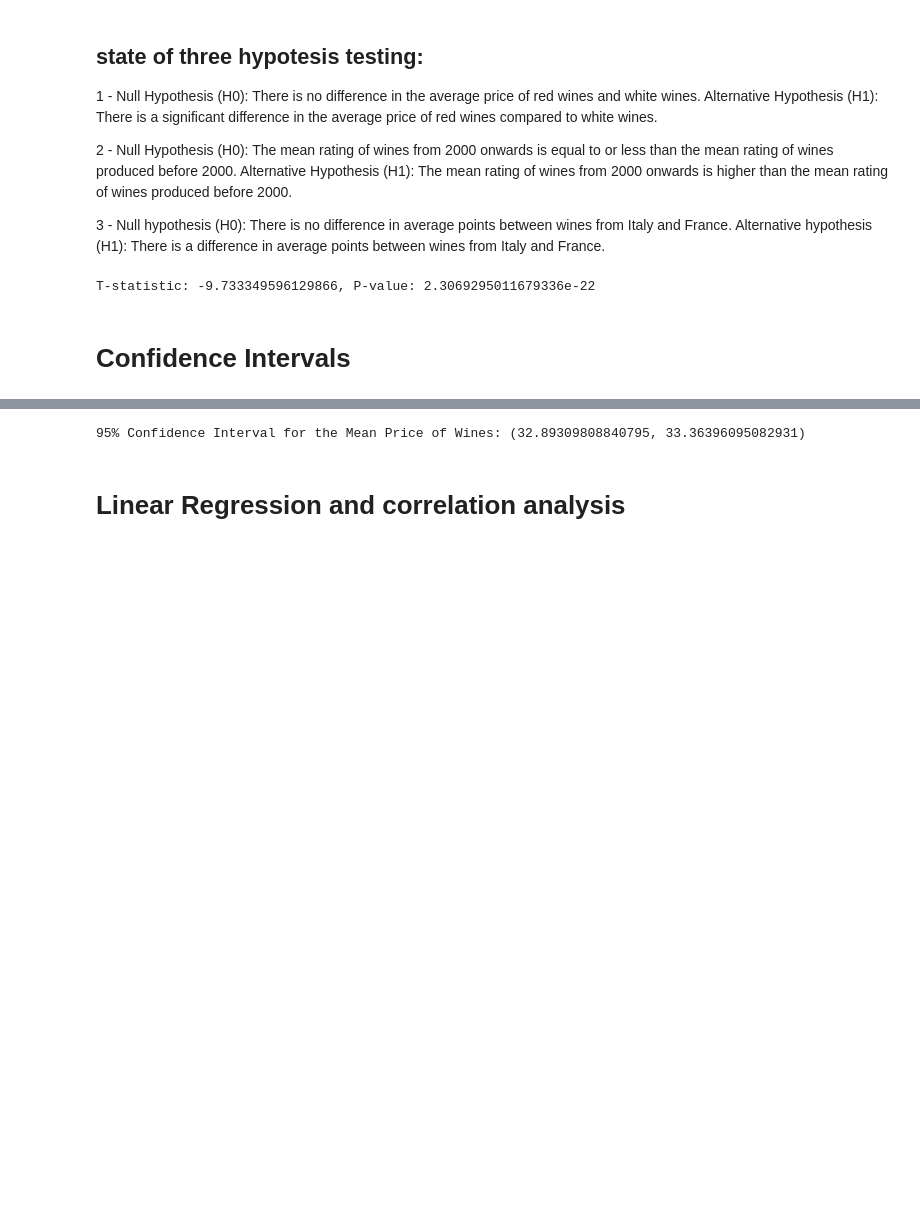
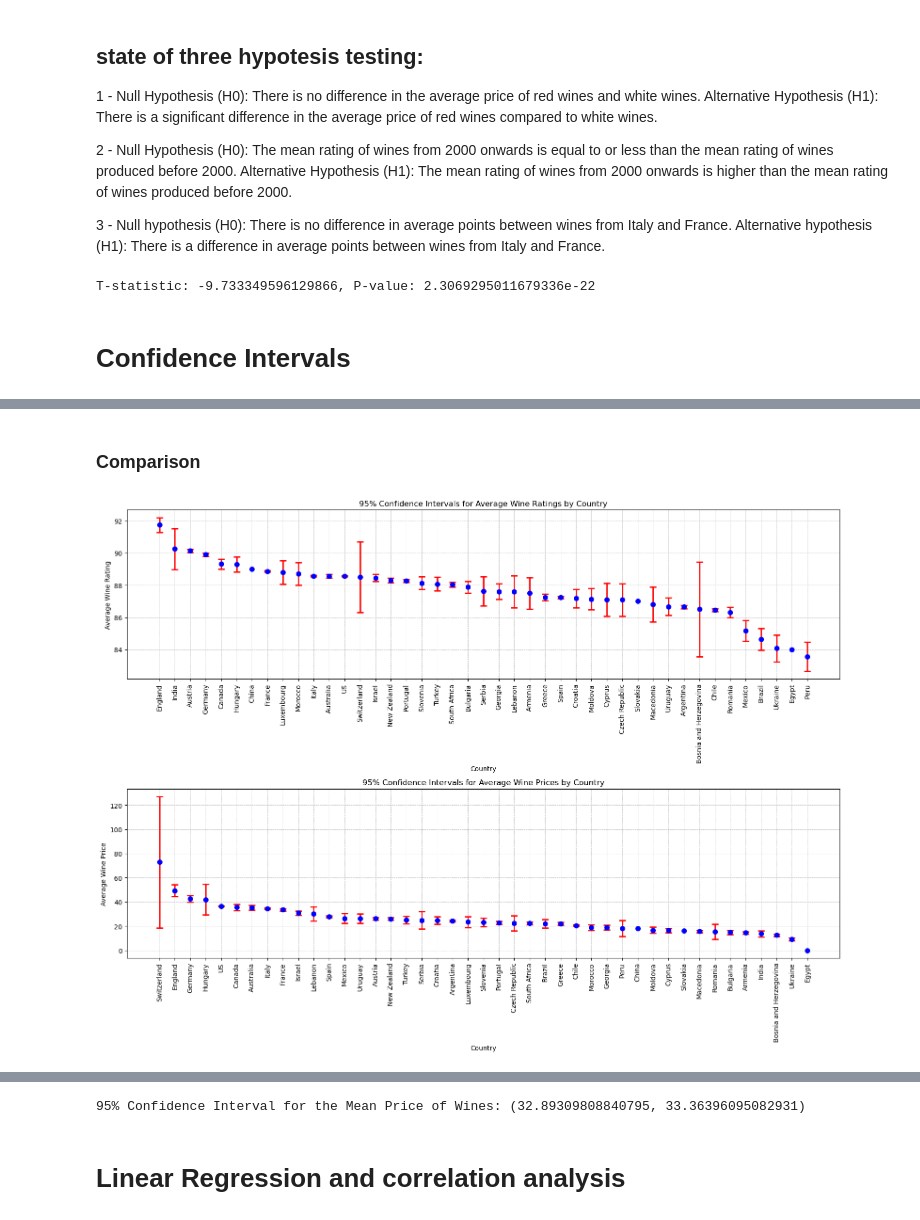
Before and after one commit to Supsi-Collaborative-Projects/wine-analysis, a Jupyter notebook: analysis.ipynb, the cells around one changed output, grey strips where cells are left out. Cells and saved outputs as stored; diff of their text form; code cells hidden in the pictures; blank space fills up the shorter version.

```diff
--- a/analysis.ipynb
+++ b/analysis.ipynb
@@ -361,3 +465,34 @@ T-statistic: -9.733349596129866, P-value: 2.3069295011679336e-22
+# %% [markdown]
+### Comparison
+# %%
+# Plotting the confidence intervals for both wine ratings and prices side by side
+
+fig, (ax1, ax2) = plt.subplots(2, 1, figsize=(16, 12))
+
+# Plot for wine ratings
+ax1.errorbar(confidence_df['Country'], confidence_df['Mean'],
+             yerr=[confidence_df['Mean'] - confidence_df['Lower CI'], confidence_df['Upper CI'] - confidence_df['Mean']],
+             fmt='o', ecolor='r', capsize=5, elinewidth=2, markeredgewidth=2, color='blue')
+ax1.set_xticklabels(confidence_df['Country'], rotation=90)
+ax1.set_xlabel('Country')
+ax1.set_ylabel('Average Wine Rating')
+ax1.set_title('95% Confidence Intervals for Average Wine Ratings by Country')
+ax1.grid(True, linestyle='--', linewidth=0.5)
+
+# Plot for wine prices
+ax2.errorbar(confidence_df_price['Country'], confidence_df_price['Mean'],
+             yerr=[confidence_df_price['Mean'] - confidence_df_price['Lower CI'], confidence_df_price['Upper CI'] - confidence_df_price['Mean']],
+             fmt='o', ecolor='r', capsize=5, elinewidth=2, markeredgewidth=2, color='blue')
+ax2.set_xticklabels(confidence_df_price['Country'], rotation=90)
+ax2.set_xlabel('Country')
+ax2.set_ylabel('Average Wine Price')
+ax2.set_title('95% Confidence Intervals for Average Wine Prices by Country')
+ax2.grid(True, linestyle='--', linewidth=0.5)
+
+plt.tight_layout()
+plt.show()
+# %% [output]
+[figure, added]
 # %%
 # Calculate mean and standard error
 mean_points = df['points'].mean()
```
Also changed, not shown: parts of 23 cells of this notebook.
